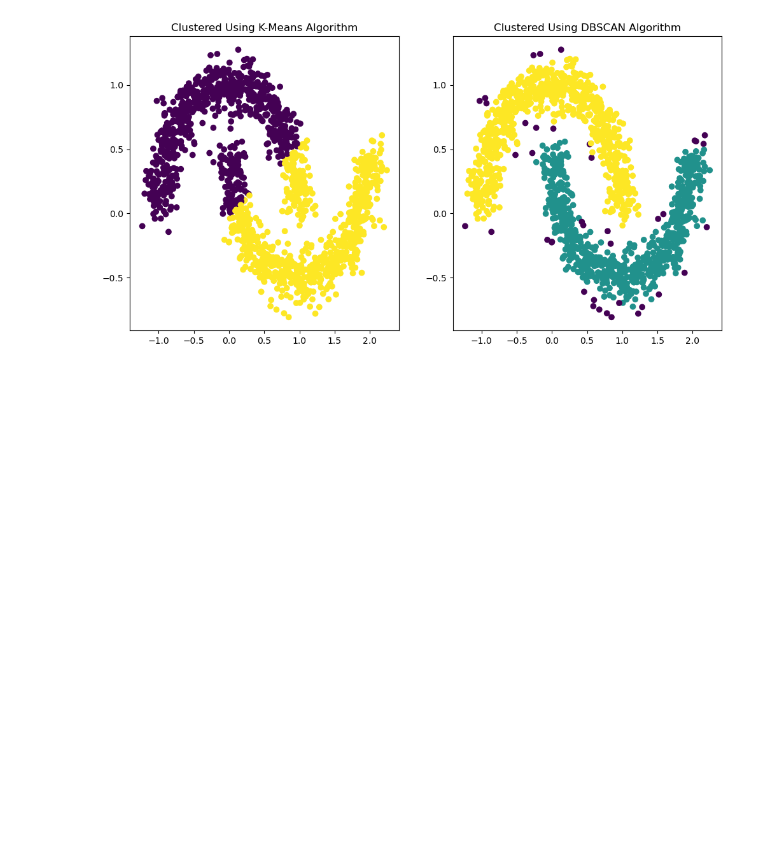
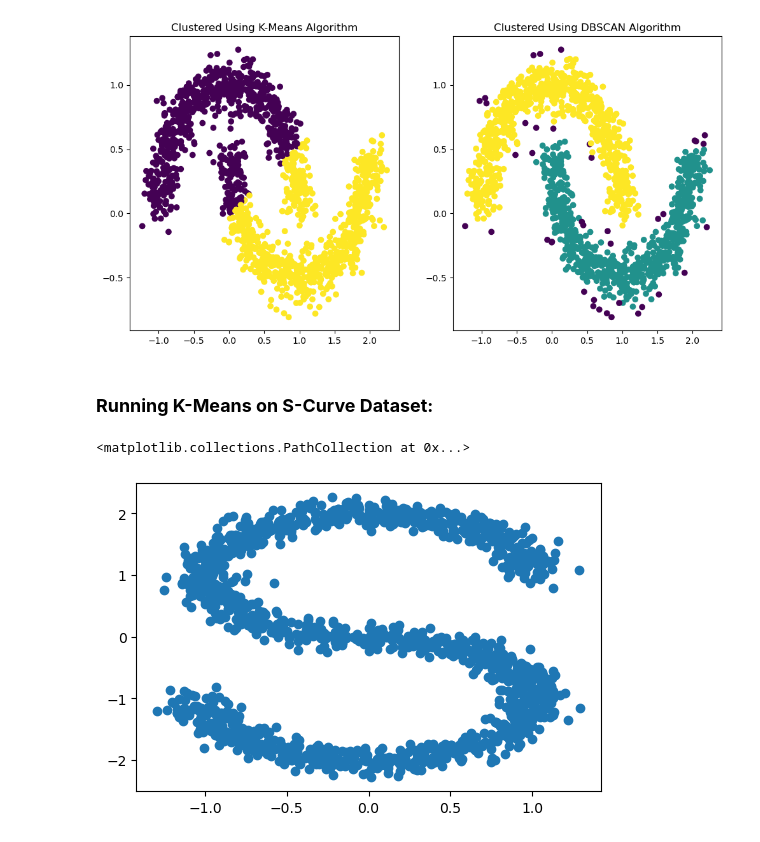
Before and after one commit to Erfan-Taherirani/Personal_ML_Notes, a Jupyter notebook: unsupervised_learning/clustering/density_based_clustering/DBSCAN.ipynb, the cells around one changed output. Saved outputs shown, nothing was run; the diff lists cells and outputs as text; code cells hidden in the pictures; blank space fills up the shorter version.

```diff
--- a/unsupervised_learning/clustering/density_based_clustering/DBSCAN.ipynb
+++ b/unsupervised_learning/clustering/density_based_clustering/DBSCAN.ipynb
@@ -32,6 +32,7 @@ There is some problems with this algorithm like it needs hypertuning for the par
 # %%
 # generating sample data
 from sklearn.datasets import make_blobs, make_moons, make_s_curve
+import numpy as np
 
 X1, y1 = make_blobs(
     n_samples=1500, n_features=2, centers=4, random_state=42,
@@ -40,6 +41,7 @@ X1, y1 = make_blobs(
 )
 X2, y2 = make_moons(n_samples=1500, noise=0.1, random_state=42)
 X3, y3 = make_s_curve(n_samples=1500, noise=0.1, random_state=42)
+X3 = np.concatenate([X3[:, 0].reshape(-1, 1), X3[:, 2].reshape(-1, 1)], axis=1)
 # %%
 import matplotlib.pyplot as plt
 
@@ -232,0 +218,9 @@ def plot_k_distance_graph(X, n_neighbors):
+# %% [markdown]
+### **Running K-Means on S-Curve Dataset:**
+# %%
+fig, ax = plt.subplots(figsize=(6, 4))
+
+ax.scatter(X3[:, 0], X3[:, 1])
+# %% [output]
+<matplotlib.collections.PathCollection at 0x...>
+[figure, added]
```
Also changed, not shown: parts of 8 cells of this notebook, 2 other files.
